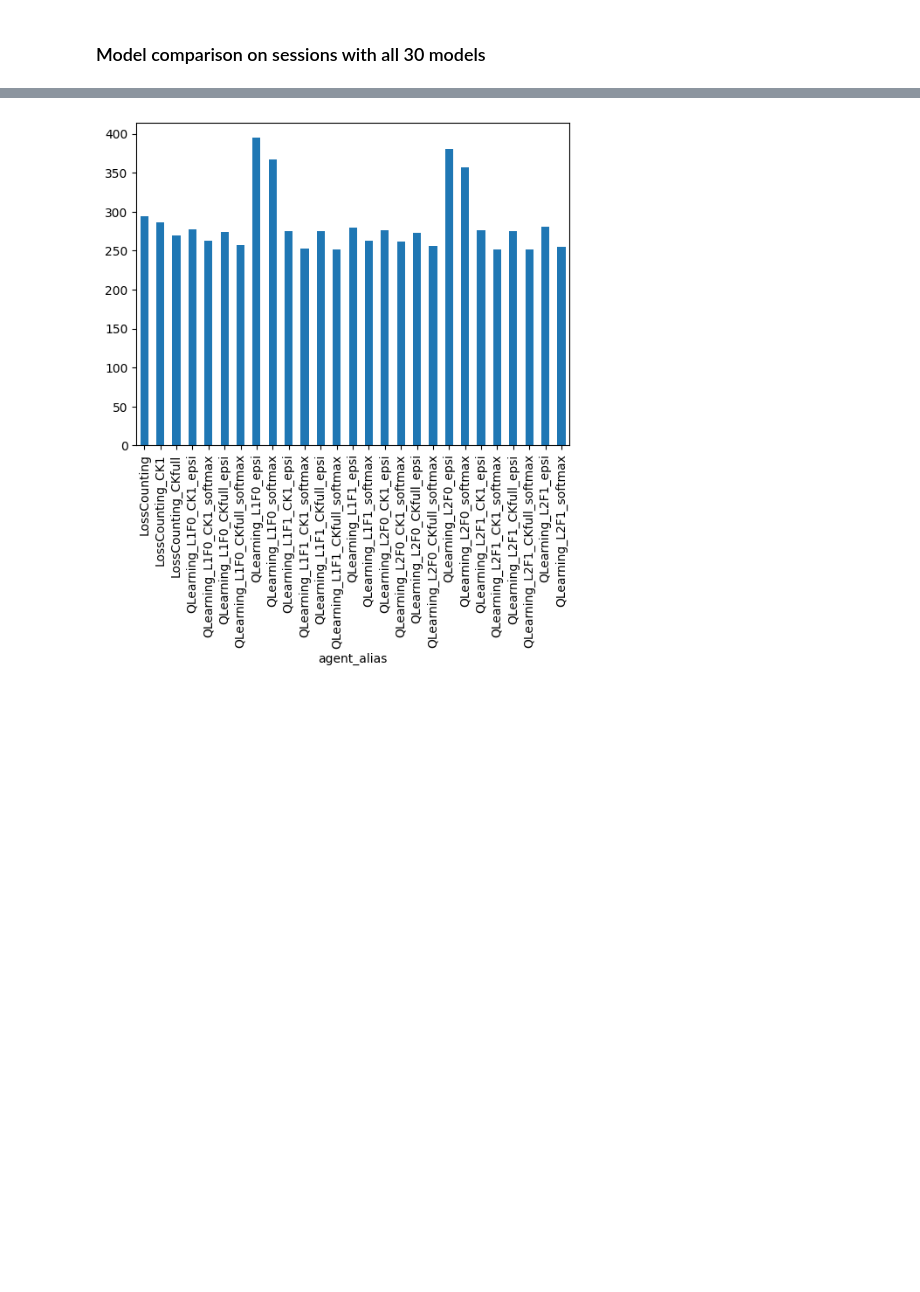
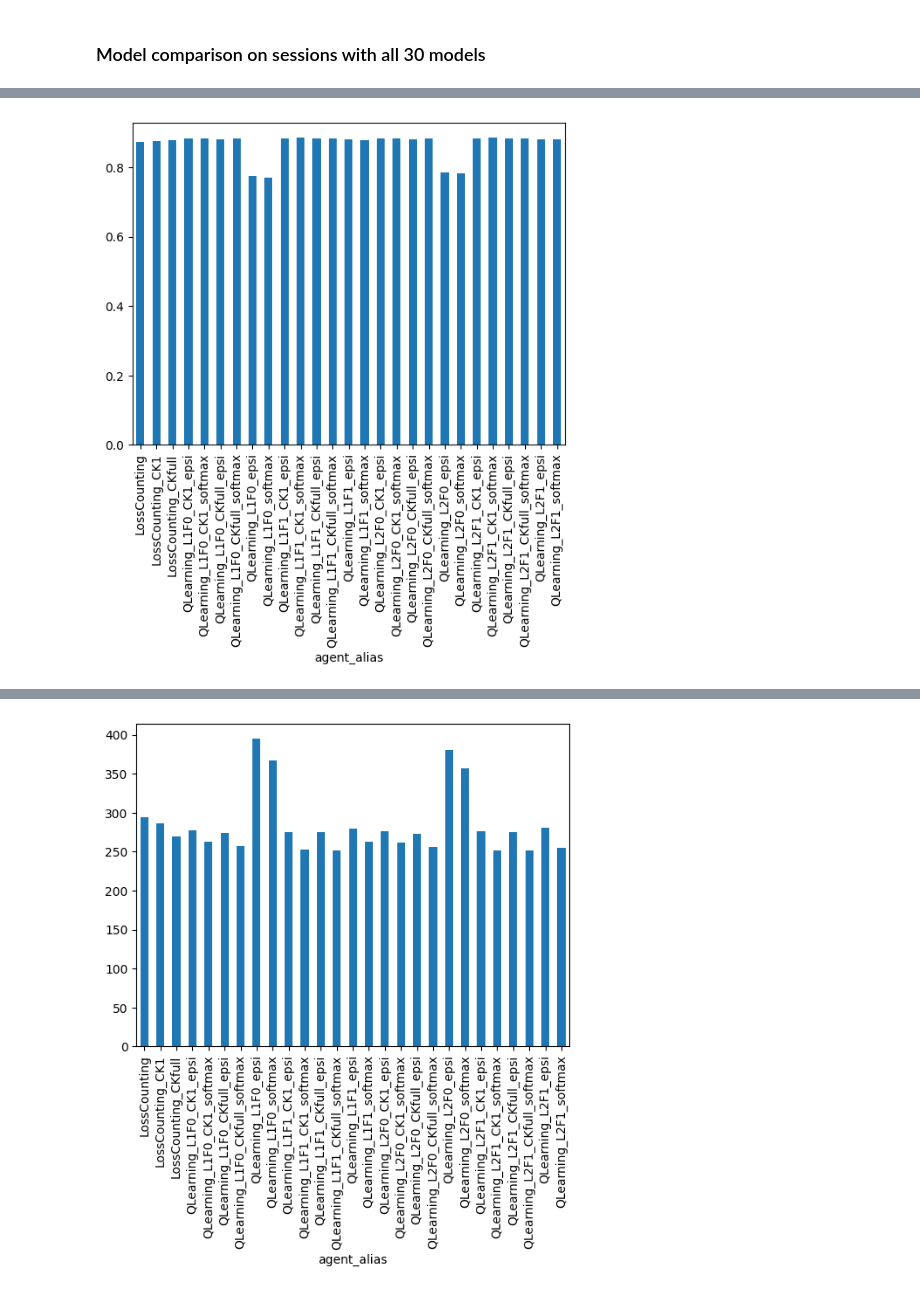
Before and after one commit to AllenNeuralDynamics/aind-dynamic-foraging-population-analysis, a Jupyter notebook: notebooks/demo_RL_models.ipynb, the cells around one changed output, grey strips where cells are left out. Cells and saved outputs as stored; diff of their text form; code cells hidden in the pictures; blank space fills up the shorter version.

```diff
--- a/notebooks/demo_RL_models.ipynb
+++ b/notebooks/demo_RL_models.ipynb
@@ -102 +211,6 @@ len(df_model_fitting_30_filtered)
+# %%
+df_AIC_aver = df_model_fitting_30_filtered.groupby("agent_alias")["prediction_accuracy_10-CV_test"].mean()
+ax = df_AIC_aver.plot(x="agent_alias", y="prediction_accuracy_10", kind='bar')
+# %% [output]
+[figure, added]
 # %%
```
Also changed, not shown: parts of 18 cells of this notebook.
